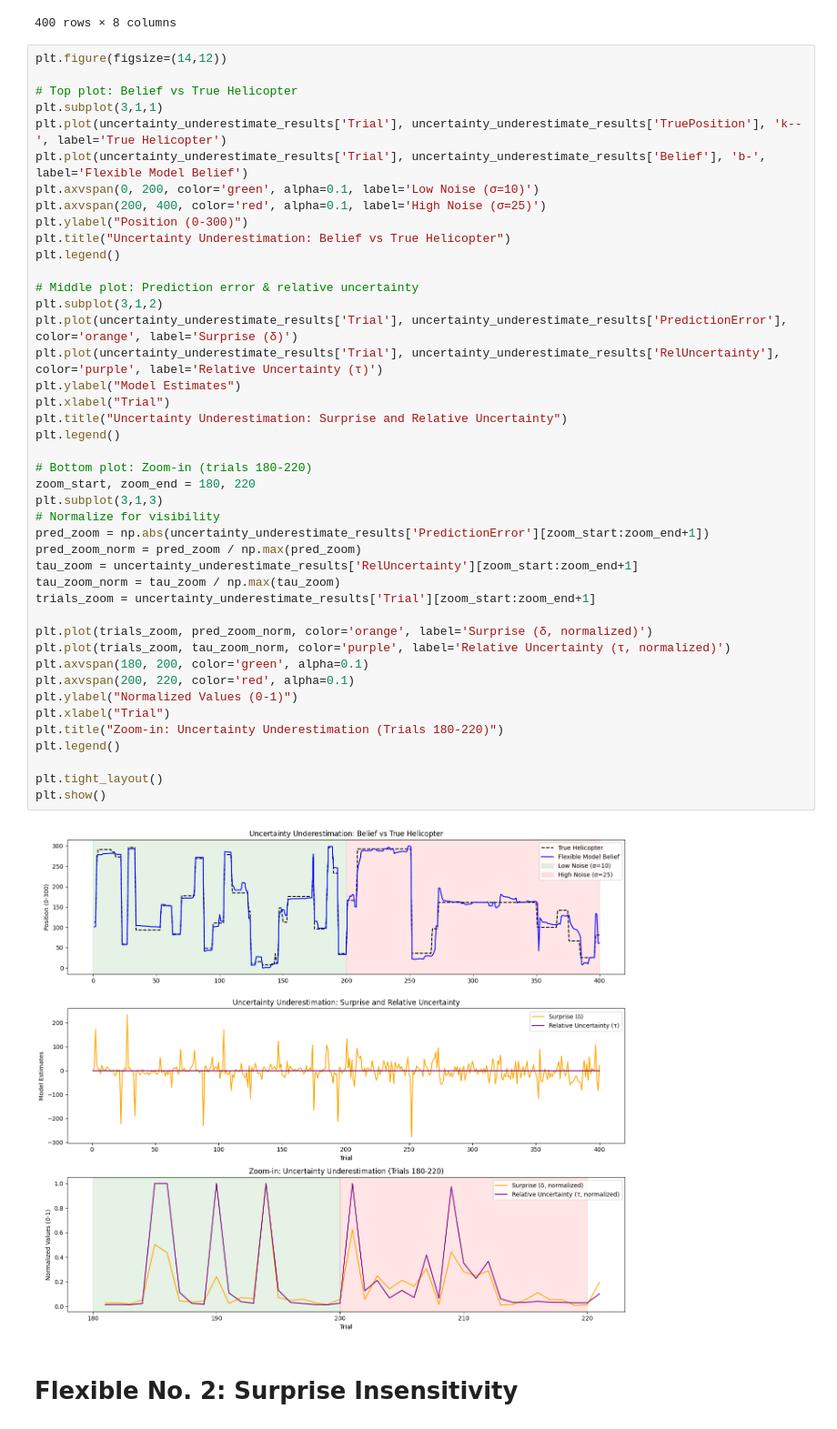
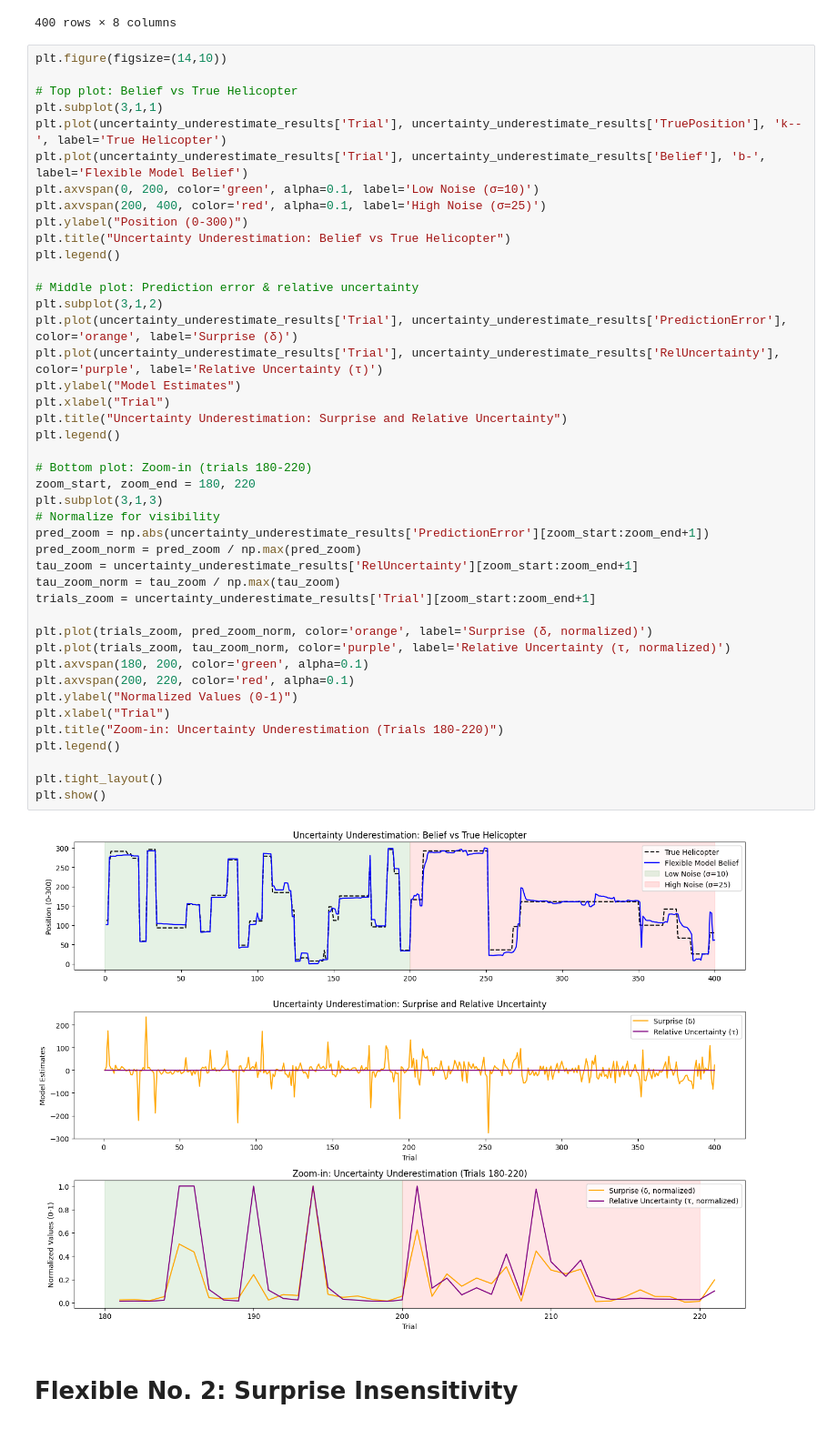
Before and after one commit to asukakuwahara/Nassar_et_al_2016, a Jupyter notebook: Nassar_2016_Norm,_Flex,_and_Demo_Rough.ipynb, the cells around one changed output. Shown at 91% size. Drawn from its saved outputs; the diff is of its cells as text.

```diff
--- a/Nassar_2016_Norm,_Flex,_and_Demo_Rough.ipynb
+++ b/Nassar_2016_Norm,_Flex,_and_Demo_Rough.ipynb
@@ -562,7 +562,7 @@ display(uncertainty_underestimate_results)
 | 399 | 400 | 80.603208 | 83.123643 | 61.447697 | 0.034120 | 0.010789 | 0.044540 | 22.686408 |
 400 rows × 8 columns
 # %%
-plt.figure(figsize=(14,12))
+plt.figure(figsize=(14,10))
 
 # Top plot: Belief vs True Helicopter
 plt.subplot(3,1,1)
@@ -578,34 +578,34 @@ plt.legend()
 plt.subplot(3,1,2)
 plt.plot(uncertainty_underestimate_results['Trial'], uncertainty_underestimate_results['PredictionError'], color='orange', label='Surprise (δ)')
 plt.plot(uncertainty_underestimate_results['Trial'], uncertainty_underestimate_results['RelUncertainty'], color='purple', label='Relative Uncertainty (τ)')
 plt.ylabel("Model Estimates")
 plt.xlabel("Trial")
 plt.title("Uncertainty Underestimation: Surprise and Relative Uncertainty")
 plt.legend()
 
 # Bottom plot: Zoom-in (trials 180-220)
 zoom_start, zoom_end = 180, 220
 plt.subplot(3,1,3)
 # Normalize for visibility
 pred_zoom = np.abs(uncertainty_underestimate_results['PredictionError'][zoom_start:zoom_end+1])
 pred_zoom_norm = pred_zoom / np.max(pred_zoom)
 tau_zoom = uncertainty_underestimate_results['RelUncertainty'][zoom_start:zoom_end+1]
 tau_zoom_norm = tau_zoom / np.max(tau_zoom)
 trials_zoom = uncertainty_underestimate_results['Trial'][zoom_start:zoom_end+1]
 
 plt.plot(trials_zoom, pred_zoom_norm, color='orange', label='Surprise (δ, normalized)')
 plt.plot(trials_zoom, tau_zoom_norm, color='purple', label='Relative Uncertainty (τ, normalized)')
 plt.axvspan(180, 200, color='green', alpha=0.1)
 plt.axvspan(200, 220, color='red', alpha=0.1)
 plt.ylabel("Normalized Values (0-1)")
 plt.xlabel("Trial")
 plt.title("Zoom-in: Uncertainty Underestimation (Trials 180-220)")
 plt.legend()
 
 plt.tight_layout()
 plt.show()
 # %% [output]
-[figure, old version]
+[figure, new version]
 # %% [markdown]
 # Flexible No. 2: Surprise Insensitivity
 # %%
```
Also changed, not shown: parts of 2 cells of this notebook.
